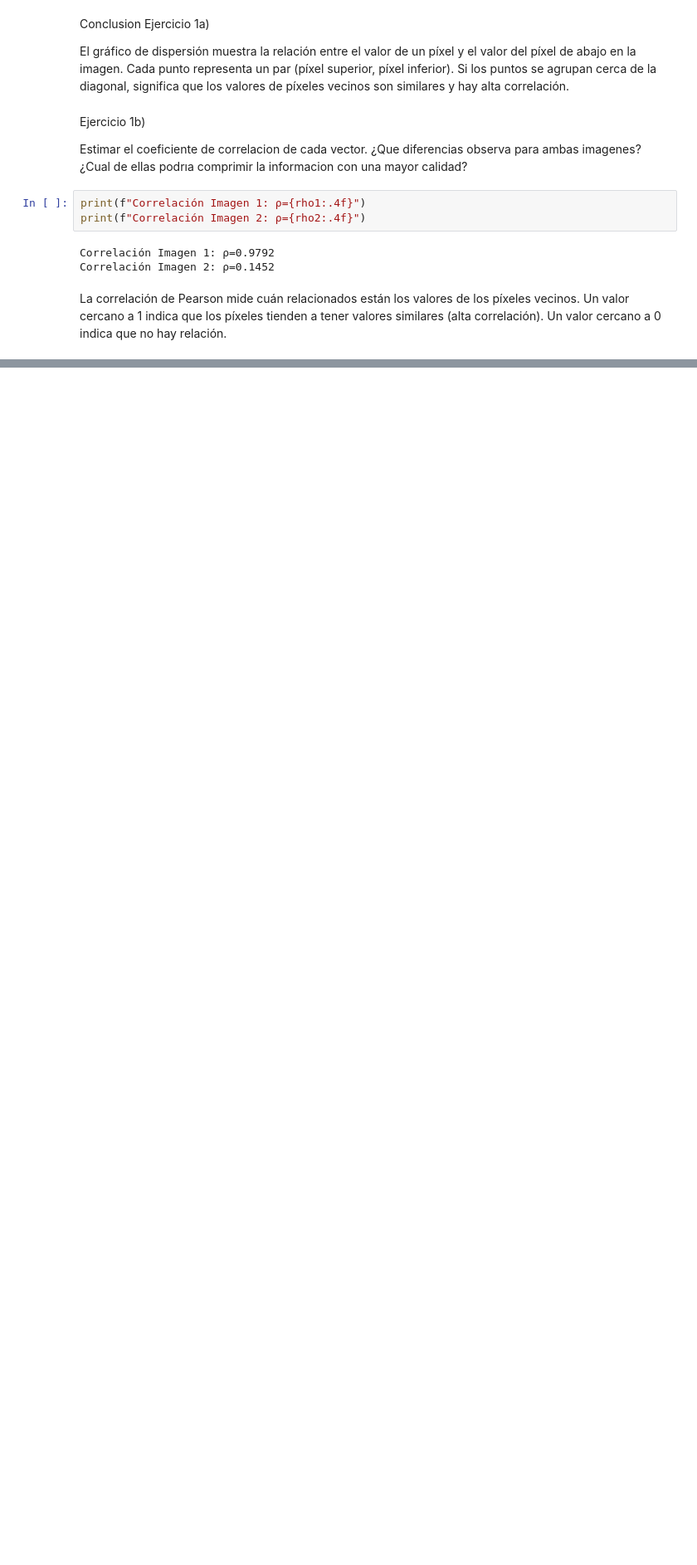
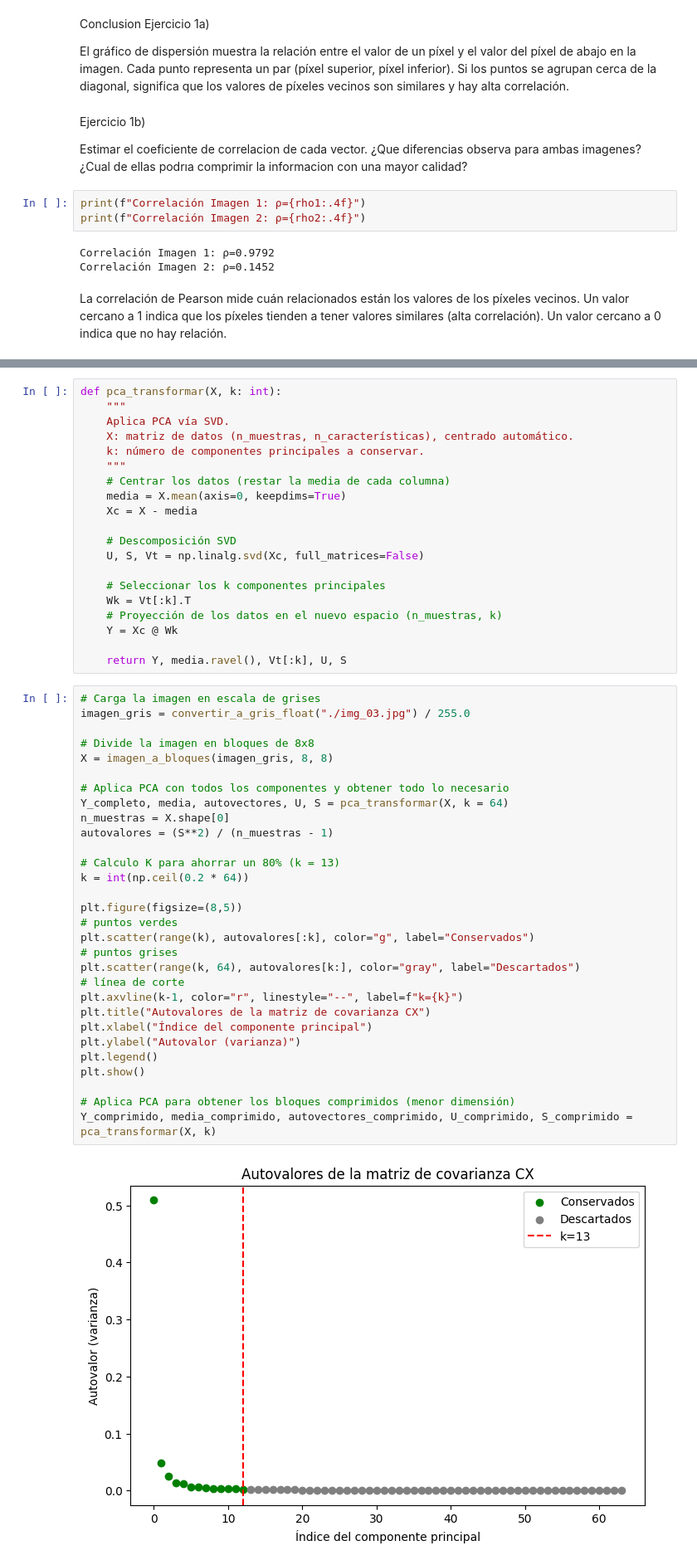
Before and after one commit to TomaasGonzalezzz/TP1-INFE, a Jupyter notebook: tp.ipynb, the cells around one changed output, grey strips where cells are left out. Shown at 83% size. Saved outputs shown, nothing was run; the diff lists cells and outputs as text; blank space fills up the shorter version.

```diff
--- a/tp.ipynb
+++ b/tp.ipynb
@@ -111,0 +148,52 @@ graficar_imagen_y_dispersion(img2, Y2, titulo=f"Descorrelacion PCA")
+# %%
+def pca_transformar(X, k: int):
+    """
+    Aplica PCA vía SVD.
+    X: matriz de datos (n_muestras, n_características), centrado automático.
+    k: número de componentes principales a conservar.
+    """
+    # Centrar los datos (restar la media de cada columna)
+    media = X.mean(axis=0, keepdims=True)
+    Xc = X - media
+
+    # Descomposición SVD
+    U, S, Vt = np.linalg.svd(Xc, full_matrices=False)
+
+    # Seleccionar los k componentes principales
+    Wk = Vt[:k].T
+    # Proyección de los datos en el nuevo espacio (n_muestras, k)
+    Y = Xc @ Wk
+
+    return Y, media.ravel(), Vt[:k], U, S
+# %%
+# Carga la imagen en escala de grises
+imagen_gris = convertir_a_gris_float("./img_03.jpg") / 255.0
+
+# Divide la imagen en bloques de 8x8
+X = imagen_a_bloques(imagen_gris, 8, 8)
+
+# Aplica PCA con todos los componentes y obtener todo lo necesario
+Y_completo, media, autovectores, U, S = pca_transformar(X, k = 64)
+n_muestras = X.shape[0]
+autovalores = (S**2) / (n_muestras - 1)
+
+# Calculo K para ahorrar un 80% (k = 13)
+k = int(np.ceil(0.2 * 64))
+
+plt.figure(figsize=(8,5))
+# puntos verdes
+plt.scatter(range(k), autovalores[:k], color="g", label="Conservados")
+# puntos grises
+plt.scatter(range(k, 64), autovalores[k:], color="gray", label="Descartados")
+# línea de corte
+plt.axvline(k-1, color="r", linestyle="--", label=f"k={k}")
+plt.title("Autovalores de la matriz de covarianza CX")
+plt.xlabel("Índice del componente principal")
+plt.ylabel("Autovalor (varianza)")
+plt.legend()
+plt.show()
+
+# Aplica PCA para obtener los bloques comprimidos (menor dimensión)
+Y_comprimido, media_comprimido, autovectores_comprimido, U_comprimido, S_comprimido = pca_transformar(X, k)
+# %% [output]
+[figure, added]
```
Also changed, not shown: parts of 14 cells of this notebook.
